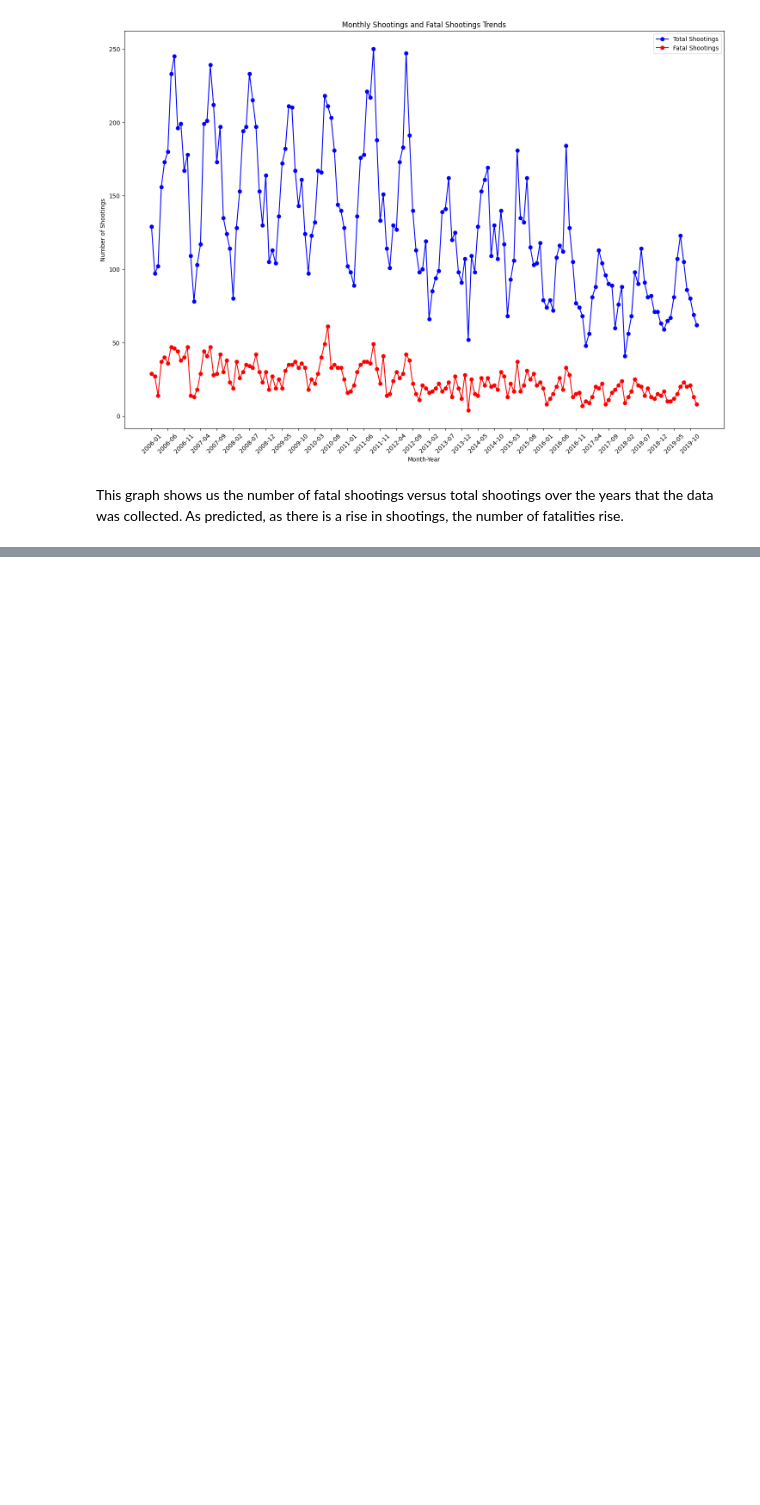
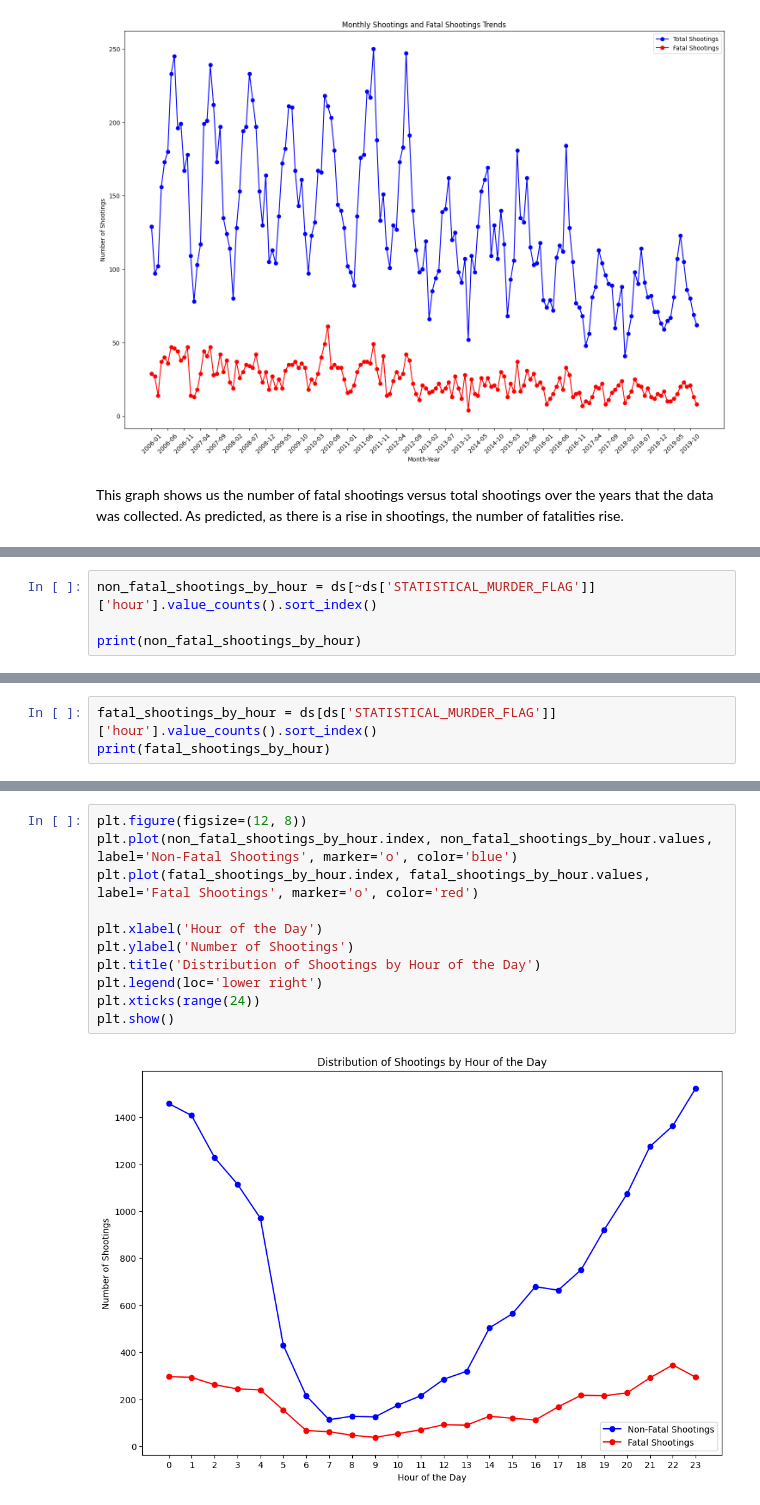
Before and after one commit to ENGL-3844-Writing-with-LLMs/Group-4-NYC-Crimes, a Jupyter notebook: models/eda.ipynb, the cells around one changed output, grey strips where cells are left out. Cells and saved outputs as stored; diff of their text form; blank space fills up the shorter version.

```diff
--- a/models/eda.ipynb
+++ b/models/eda.ipynb
@@ -107,0 +179,4 @@ This graph shows us the number of fatal shootings versus total shootings over th
+# %%
+non_fatal_shootings_by_hour = ds[~ds['STATISTICAL_MURDER_FLAG']]['hour'].value_counts().sort_index()
+
+print(non_fatal_shootings_by_hour)
@@ -107,0 +201,3 @@ This graph shows us the number of fatal shootings versus total shootings over th
+# %%
+fatal_shootings_by_hour = ds[ds['STATISTICAL_MURDER_FLAG']]['hour'].value_counts().sort_index()
+print(fatal_shootings_by_hour)
@@ -107,0 +222,13 @@ This graph shows us the number of fatal shootings versus total shootings over th
+# %%
+plt.figure(figsize=(12, 8))
+plt.plot(non_fatal_shootings_by_hour.index, non_fatal_shootings_by_hour.values, label='Non-Fatal Shootings', marker='o', color='blue')
+plt.plot(fatal_shootings_by_hour.index, fatal_shootings_by_hour.values, label='Fatal Shootings', marker='o', color='red')
+
+plt.xlabel('Hour of the Day')
+plt.ylabel('Number of Shootings')
+plt.title('Distribution of Shootings by Hour of the Day')
+plt.legend(loc='lower right')
+plt.xticks(range(24))
+plt.show()
+# %% [output]
+[figure, added]
```
Also changed, not shown: parts of 12 cells of this notebook.
